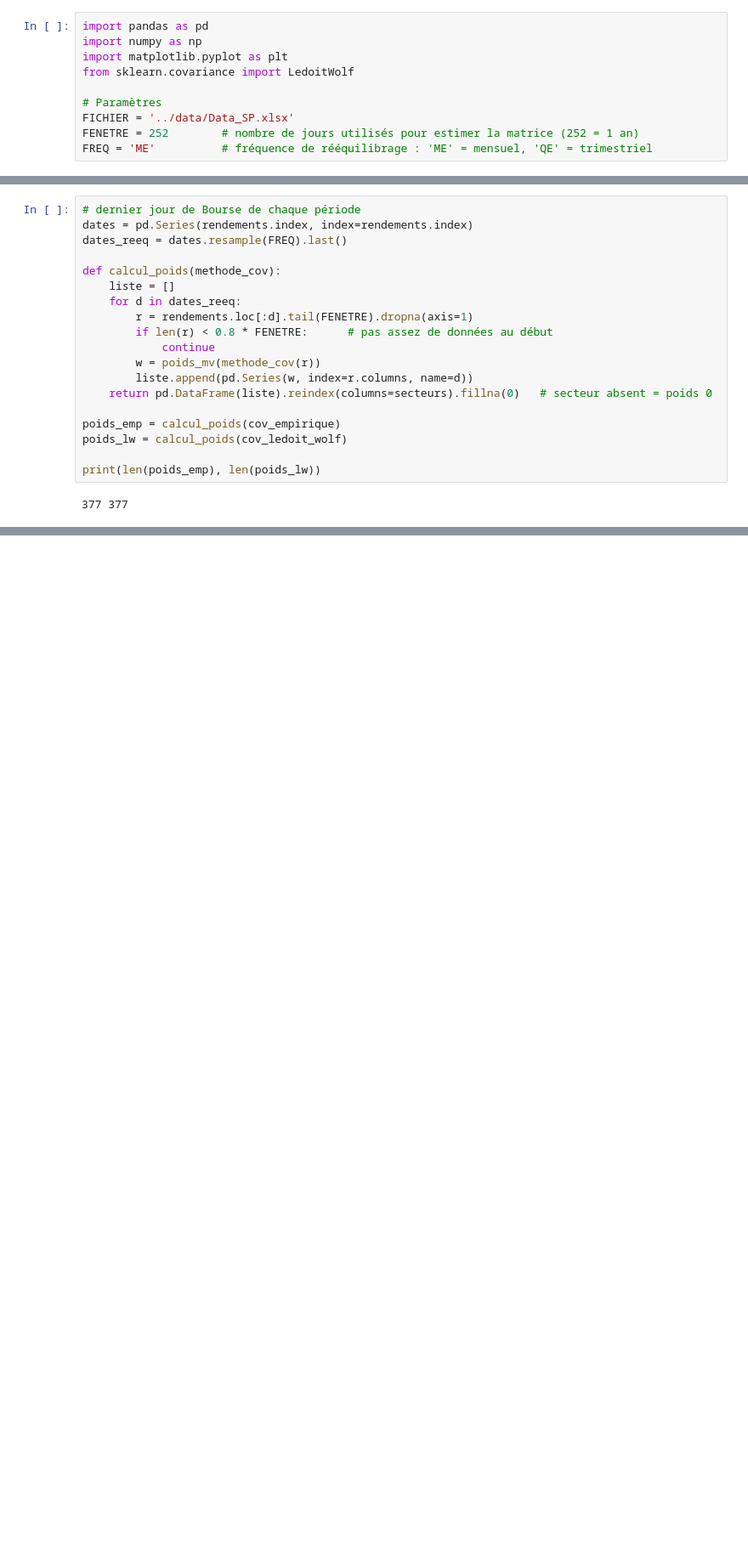
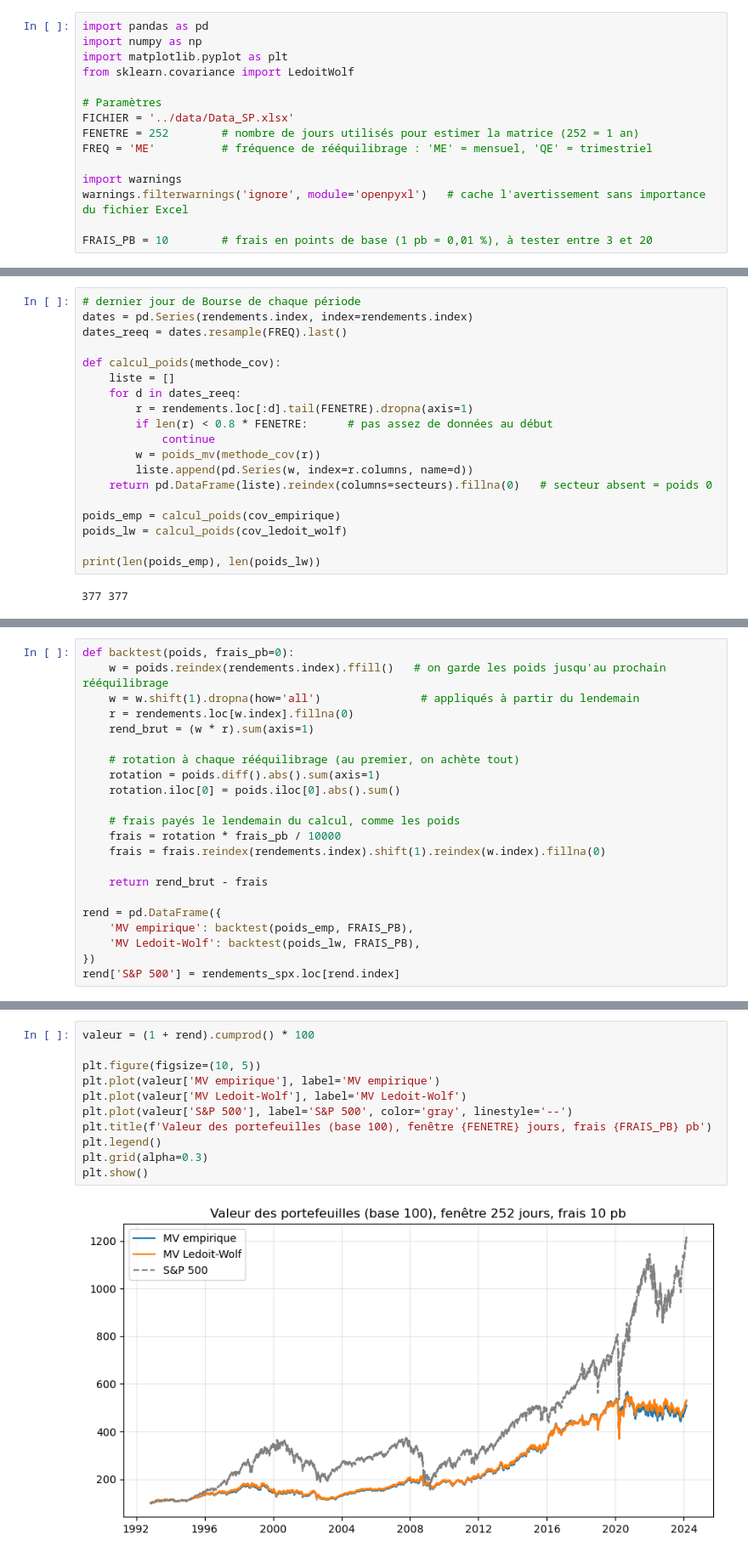
Before and after one commit to Raphaellau26/Estimation-robuste-du-risque-et-optimisation-de-portefeuille, a Jupyter notebook: notebooks/ledoit_wolf.ipynb, the cells around one changed output, grey strips where cells are left out. Shown at 85% size. Cells and saved outputs as stored; diff of their text form; blank space fills up the shorter version.

Commit message:
Backtest avec frais, résultats et graphique

```diff
--- a/notebooks/ledoit_wolf.ipynb
+++ b/notebooks/ledoit_wolf.ipynb
@@ -11,6 +11,11 @@ from sklearn.covariance import LedoitWolf
 FICHIER = '../data/Data_SP.xlsx'
 FENETRE = 252        # nombre de jours utilisés pour estimer la matrice (252 = 1 an)
 FREQ = 'ME'          # fréquence de rééquilibrage : 'ME' = mensuel, 'QE' = trimestriel
+
+import warnings
+warnings.filterwarnings('ignore', module='openpyxl')   # cache l'avertissement sans importance du fichier Excel
+
+FRAIS_PB = 10        # frais en points de base (1 pb = 0,01 %), à tester entre 3 et 20
 # %% [markdown]
 ### 2. Chargement des données
 Dans le fichier Excel, chaque indice prend 3 colonnes (date, prix, colonne vide), et les données commencent à la 4e ligne. On récupère les prix de chaque indice et on les met dans un seul tableau, avec une colonne par indice.
@@ -125,0 +137,22 @@ print(len(poids_emp), len(poids_lw))
+# %%
+def backtest(poids, frais_pb=0):
+    w = poids.reindex(rendements.index).ffill()   # on garde les poids jusqu'au prochain rééquilibrage
+    w = w.shift(1).dropna(how='all')               # appliqués à partir du lendemain
+    r = rendements.loc[w.index].fillna(0)
+    rend_brut = (w * r).sum(axis=1)
+
+    # rotation à chaque rééquilibrage (au premier, on achète tout)
+    rotation = poids.diff().abs().sum(axis=1)
+    rotation.iloc[0] = poids.iloc[0].abs().sum()
+
+    # frais payés le lendemain du calcul, comme les poids
+    frais = rotation * frais_pb / 10000
+    frais = frais.reindex(rendements.index).shift(1).reindex(w.index).fillna(0)
+
+    return rend_brut - frais
+
+rend = pd.DataFrame({
+    'MV empirique': backtest(poids_emp, FRAIS_PB),
+    'MV Ledoit-Wolf': backtest(poids_lw, FRAIS_PB),
+})
+rend['S&P 500'] = rendements_spx.loc[rend.index]
@@ -125,0 +185,13 @@ print(len(poids_emp), len(poids_lw))
+# %%
+valeur = (1 + rend).cumprod() * 100
+
+plt.figure(figsize=(10, 5))
+plt.plot(valeur['MV empirique'], label='MV empirique')
+plt.plot(valeur['MV Ledoit-Wolf'], label='MV Ledoit-Wolf')
+plt.plot(valeur['S&P 500'], label='S&P 500', color='gray', linestyle='--')
+plt.title(f'Valeur des portefeuilles (base 100), fenêtre {FENETRE} jours, frais {FRAIS_PB} pb')
+plt.legend()
+plt.grid(alpha=0.3)
+plt.show()
+# %% [output]
+[figure, added]
```
Also changed, not shown: parts of 6 cells of this notebook.
